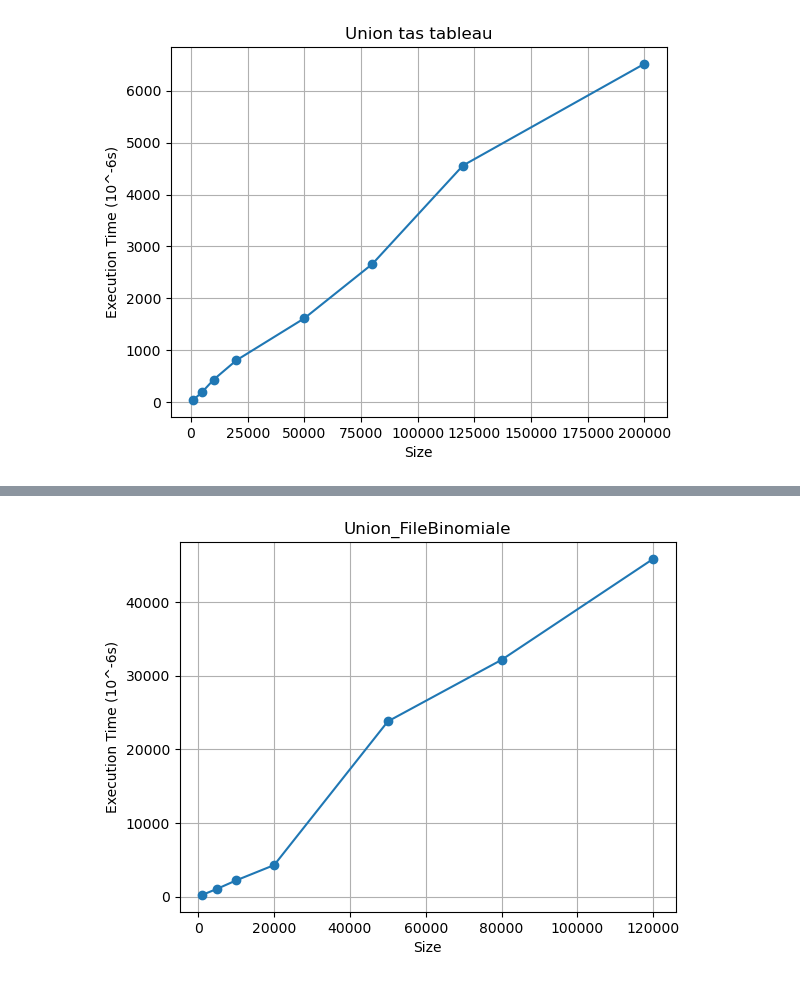
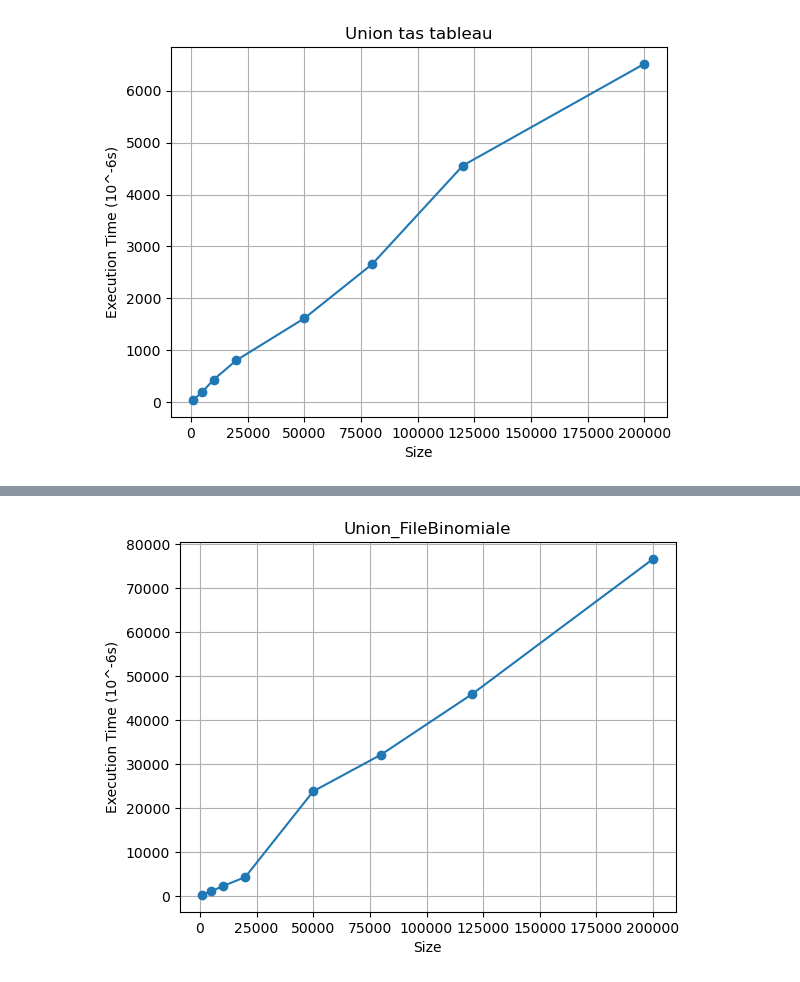
Before and after one commit to Mengxiao-LI/projet_algo, a Jupyter notebook: Graphe.ipynb, the cells around one changed output, grey strips where cells are left out. Cells and saved outputs as stored; diff of their text form; code cells hidden in the pictures.

```diff
--- a/Graphe.ipynb
+++ b/Graphe.ipynb
@@ -111,19 +111,19 @@ plt.show()
 # %%
 import matplotlib.pyplot as plt
 
 # 测试的数据集大小
-sizes = [1000, 5000, 10000, 20000, 50000,80000,120000]
+sizes = [1000, 5000, 10000, 20000, 50000,80000,120000,200000]
 
 # 对应的平均执行时间（微秒）
-times = [225, 1067, 2207, 4279,23778 ,32126,45827]
+times = [225, 1067, 2207, 4279,23778 ,32126,45827,76592]
 
 
 plt.plot(sizes, times, marker='o')
 
 plt.title('Union_FileBinomiale')
 plt.xlabel('Size')
 plt.ylabel('Execution Time (10^-6s)')
 plt.grid(True)
 plt.show()
 # %% [output]
-[figure, old version]
+[figure, new version]
```
Also changed, not shown: parts of 1 cell of this notebook, 2 other files.
